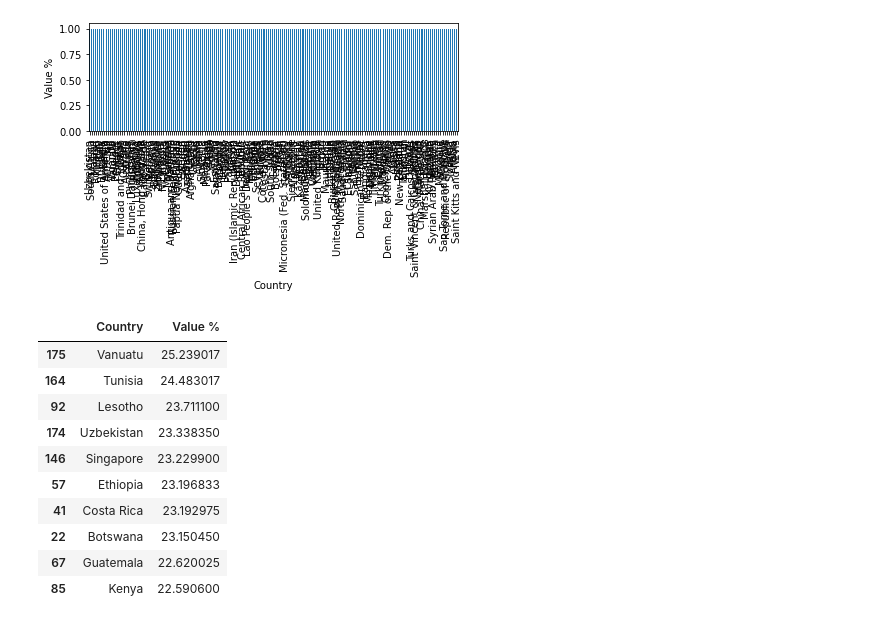
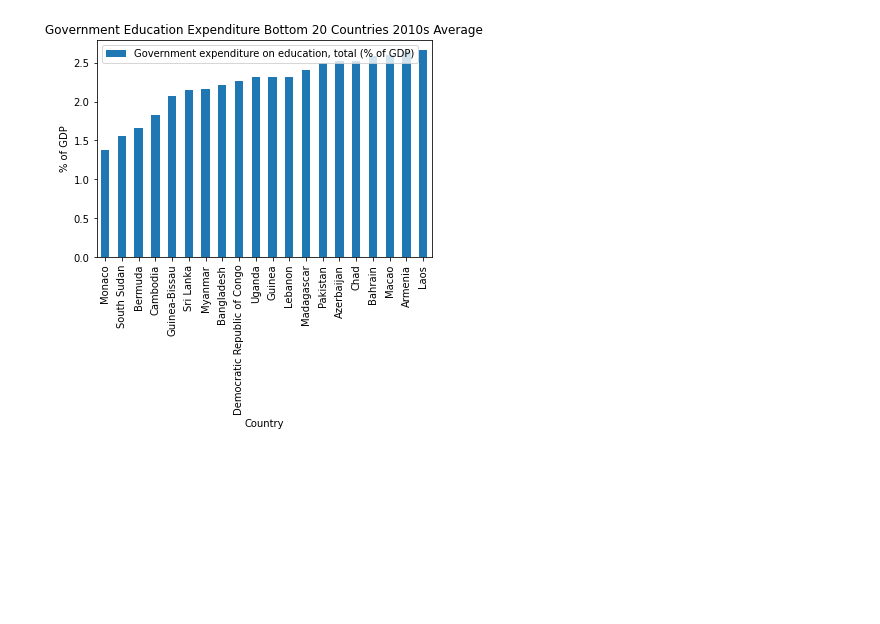
Before and after one commit to pamhinostroza/Project_1, a Jupyter notebook: Project_Main.ipynb, the cells around one changed output. Saved outputs shown, nothing was run; the diff lists cells and outputs as text; code cells hidden in the pictures; blank space fills up the shorter version.

Commit message:
better data for education exp

```diff
--- a/Project_Main.ipynb
+++ b/Project_Main.ipynb
@@ -15,0 +28,3 @@ ed_exp=ed_exp.rename(columns={"Unnamed: 1":"Country"})
+# %%
+recent_ed_exp=ed_exp.loc[ed_exp["Year"]>=2012]
+recent_ed_exp
@@ -16,2 +45,3 @@ ed_exp=ed_exp.rename(columns={"Unnamed: 1":"Country"})
 # %%
-ed_exp=ed_exp.drop('Source',axis=1)
+recent_ed_exp=recent_ed_exp.drop('Code', axis=1)
+recent_ed_exp
@@ -26,3 +62,5 @@ ed_exp_mean=ed_exp.groupby("Country")["Value %"].mean()
+# %%
+ed_exp_mean=recent_ed_exp.groupby("Entity")["Government expenditure on education, total (% of GDP)"].mean()
 # %%
 ed_exp_mean=ed_exp_mean.reset_index()
 ed_exp_mean
@@ -42,0 +117,5 @@ ed_exp_mean
+# %%
+bottom_exp = ed_exp_mean.sort_values(by='Government expenditure on education, total (% of GDP)')
+bottom_20=bottom_exp.head(20)
+bottom_20=bottom_20.set_index('Entity')
+bottom_20
@@ -43,24 +141,8 @@ ed_exp_mean
 # %%
-ed_exp_mean['Country'].value_counts().plot(kind='bar')
+bottom_20.plot(kind='bar')
 plt.xlabel('Country')
-plt.ylabel('Value %')
-plt.tight_layout()
+plt.ylabel('% of GDP')
+plt.title('Government Education Expenditure Bottom 20 Countries 2010s Average')
+plt.savefig("Output/bottom_20_expenditure.png")
 # %% [output]
-[figure, old version]
+[figure, new version]
-# %%
-top_exp = ed_exp_mean.sort_values(by='Value %',ascending=False)
-top_10=top_exp.head(10)
-top_10
-#make country the index
-# %% [output]
-|  | Country | Value % |
-| 175 | Vanuatu | 25.239017 |
-| 164 | Tunisia | 24.483017 |
-| 92 | Lesotho | 23.711100 |
-| 174 | Uzbekistan | 23.338350 |
-| 146 | Singapore | 23.229900 |
-| 57 | Ethiopia | 23.196833 |
-| 41 | Costa Rica | 23.192975 |
-| 22 | Botswana | 23.150450 |
-| 67 | Guatemala | 22.620025 |
-| 85 | Kenya | 22.590600 |
```
Also changed, not shown: parts of 19 cells of this notebook, 5 other files.
